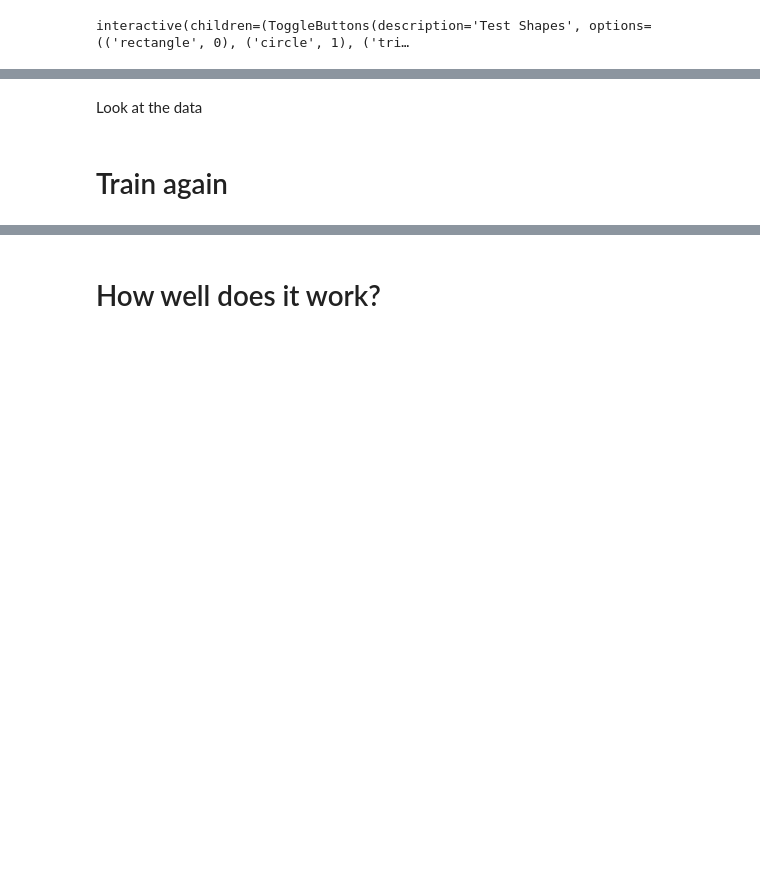
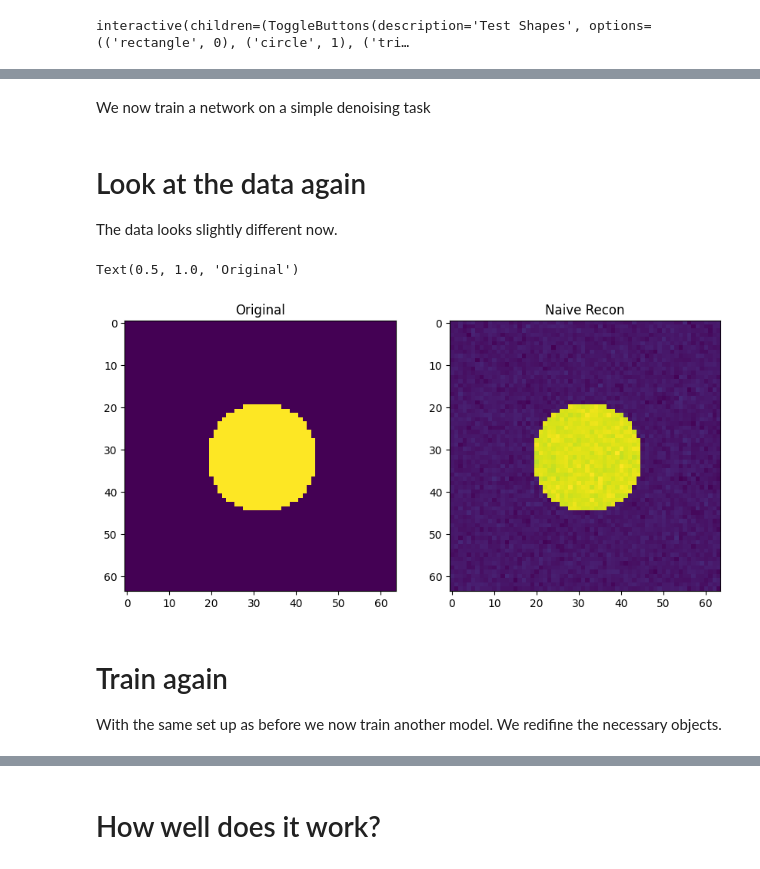
Before and after one commit to TimRoith/IncubatorSchool, a Jupyter notebook: Tutorial_03.ipynb, the cells around one changed output, grey strips where cells are left out. Cells and saved outputs as stored; diff of their text form; code cells hidden in the pictures; blank space fills up the shorter version.

```diff
--- a/Tutorial_03.ipynb
+++ b/Tutorial_03.ipynb
@@ -257,35 +287,37 @@ We now train a network on a simple denoising task
+# %% [markdown]
+
+We now train a network on a simple denoising task
 # %%
-num_thetas = 30
-min_angle = 0
-max_angle = 180
-theta = np.linspace(min_angle, max_angle, endpoint = False, num=num_thetas)
-R = Radon(theta=theta)
+noise_lvl = 0.01
 
-noise_lvl = 0.01
-def noise(x):
-    return np.random.normal(0, noise_lvl, size=x.shape)
-
-def get_data(batch_size, train_shape):
+def get_data(batch_size, train_shape, noise_lvl):
     x_recon = np.zeros((batch_size, 1, img_size, img_size))
     x = np.zeros((batch_size, 1, img_size, img_size))
 
     # set real images and inputs
     for i in range(batch_size):
         x[i,0,...] = S.get_shape(train_shape)
-        x_recon[i, 0, ...] = x[i,0,...] + noise(x[i,0,...])
+        x_recon[i, 0, ...] = x[i,0,...] + np.random.normal(0, noise_lvl, size=x[i,0,...].shape)
     return x_recon, torch.Tensor(x)
 # %% [markdown]
-Look at the data
+# Look at the data again
+
+The data looks slightly different now.
 # %%
-x_recon, x = get_data(5, 'rectangle')
+x_recon, x = get_data(5, 'random', 0.02)
 
-fig, ax = plt.subplots(1,2, figsize = (20,15))
+fig, ax = plt.subplots(1,2, figsize = (10,8))
 ax[1].imshow(x_recon[0,0,...])
 ax[1].set_title('Naive Recon')
 ax[0].imshow(x.detach()[0,0,...])
 ax[0].set_title('Original')
+# %% [output]
+Text(0.5, 1.0, 'Original')
+[figure, added]
 # %% [markdown]
 # Train again
+
+With the same set up as before we now train another model. We redifine the necessary objects.
 # %%
 model = UNet()
 opt = torch.optim.Adam(model.parameters(), lr=0.001)
```
Also changed, not shown: parts of 7 cells of this notebook, 1 other file.
